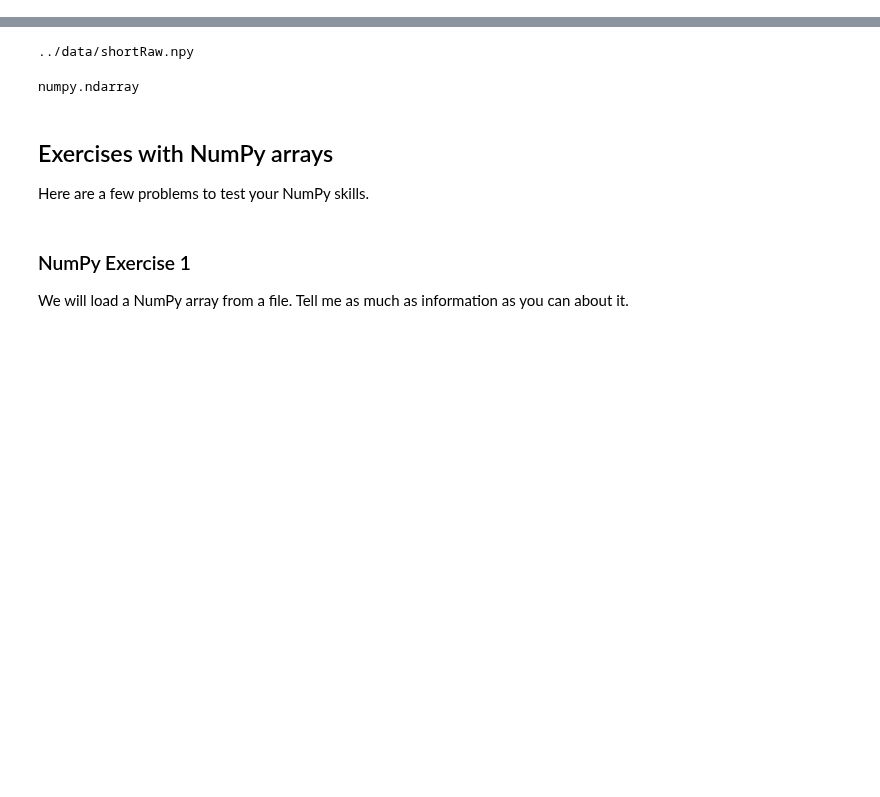
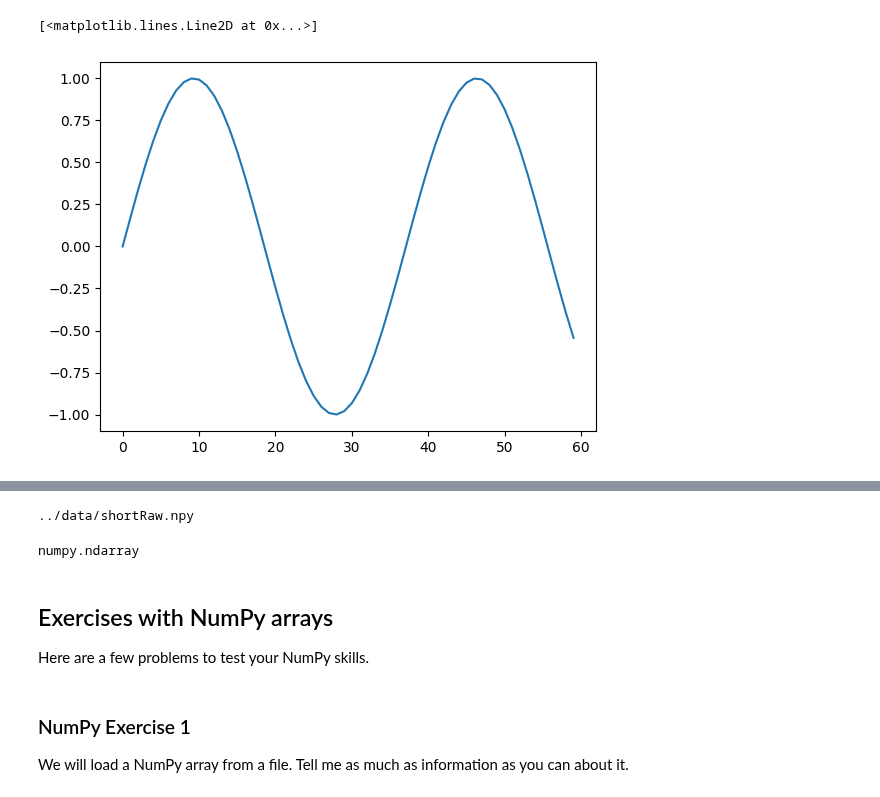
Before and after one commit to kevin-allen/dataScienceNeuro, a Jupyter notebook: notebooks/01_intro_handson.ipynb, the cells around one changed output, grey strips where cells are left out. Cells and saved outputs as stored; diff of their text form; code cells hidden in the pictures; blank space fills up the shorter version.

```diff
--- a/notebooks/01_intro_handson.ipynb
+++ b/notebooks/01_intro_handson.ipynb
@@ -2,0 +24,4 @@
+# %%
+a = np.linspace(start=0,stop=10,num=60)
+print(a)
+np.sin(a) # get the sin of the values stored in a
@@ -2,0 +51,5 @@
+# %%
+plt.plot(np.sin(a))
+# %% [output]
+[<matplotlib.lines.Line2D at 0x...>]
+[figure, added]
```
Also changed, not shown: parts of 36 cells of this notebook, 3 other files.
